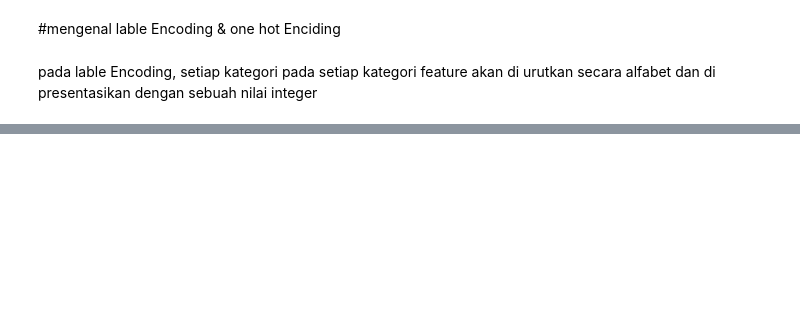
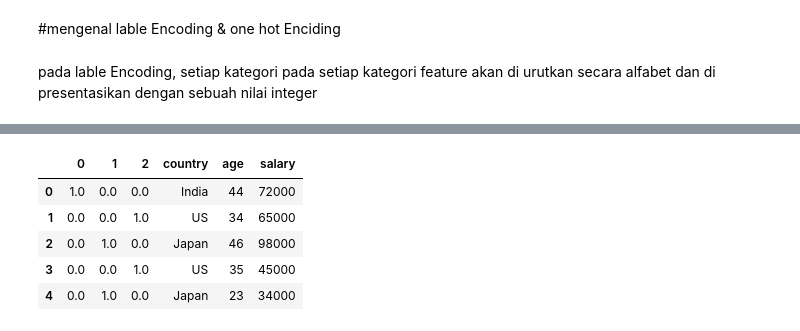
Before and after one commit to ihyaulumuddin044/machineLearning, a Jupyter notebook: categorical_encoding.ipynb, the cells around one changed output, grey strips where cells are left out. Saved outputs shown, nothing was run; the diff lists cells and outputs as text; code cells hidden in the pictures; blank space fills up the shorter version.

```diff
--- a/categorical_encoding.ipynb
+++ b/categorical_encoding.ipynb
@@ -21,0 +48,8 @@ df
+# %%
+df = pd.DataFrame({
+    'country':['India','US','Japan','US','Japan'],
+    'age': [44, 34, 46, 35,23],
+    'salary': [72000, 65000, 98000, 45000, 34000]
+})
+
+df
@@ -21,0 +65,3 @@ df
+# %%
+X = df['country'].values.reshape(-1,1)
+X
@@ -21,0 +74,6 @@ df
+# %%
+from sklearn.preprocessing import OneHotEncoder
+
+one_hot_endocer = OneHotEncoder()
+X = one_hot_endocer.fit_transform(X).toarray()
+X
@@ -21,0 +103,3 @@ df
+# %%
+df_oneHot = pd.DataFrame(X, columns=[str(i) for i in range(X.shape[1])])
+df_oneHot
@@ -21,0 +113,10 @@ df
+# %%
+df = pd.concat([df_oneHot, df], axis=1)
+df
+# %% [output]
+|  | 0 | 1 | 2 | country | age | salary |
+| 0 | 1.0 | 0.0 | 0.0 | India | 44 | 72000 |
+| 1 | 0.0 | 0.0 | 1.0 | US | 34 | 65000 |
+| 2 | 0.0 | 1.0 | 0.0 | Japan | 46 | 98000 |
+| 3 | 0.0 | 0.0 | 1.0 | US | 35 | 45000 |
+| 4 | 0.0 | 1.0 | 0.0 | Japan | 23 | 34000 |
```
Also changed, not shown: parts of 14 cells of this notebook.
